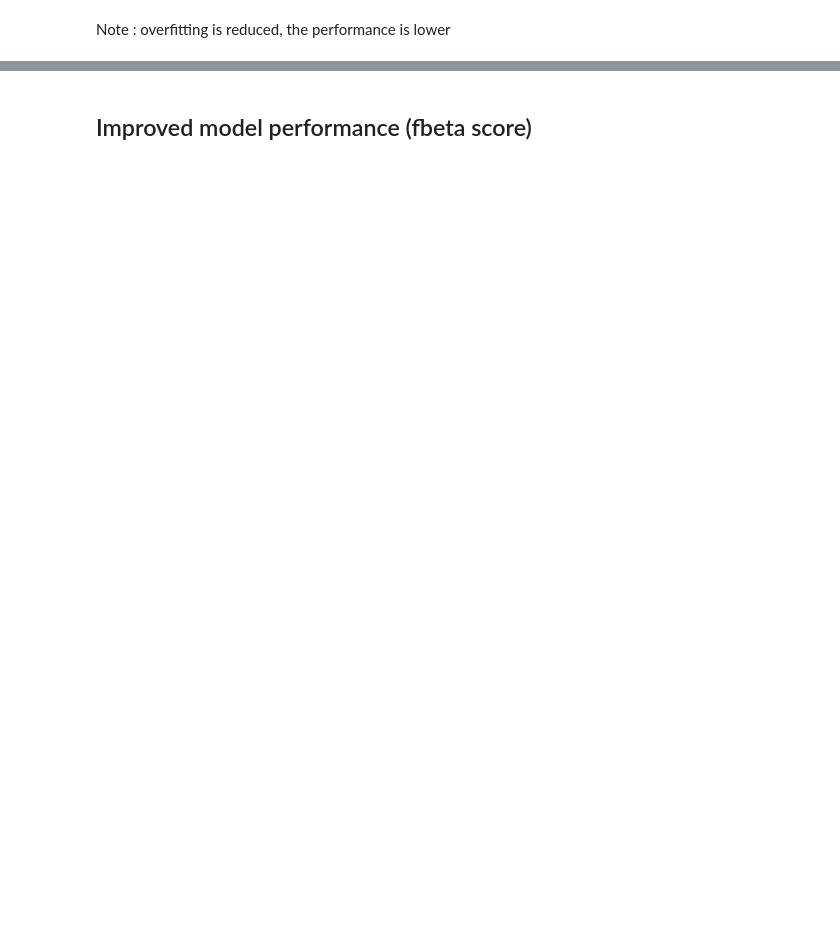
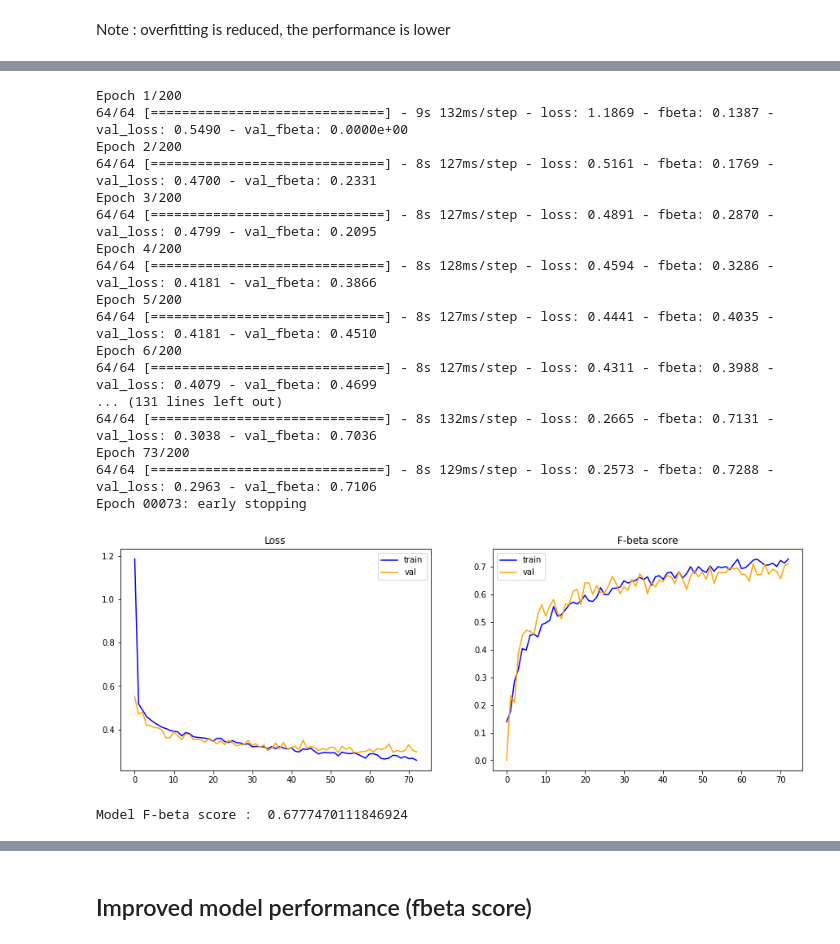
Before and after one commit to WoradeeKongthong/nature_multilabel_image_classification, a Jupyter notebook: 02_VGG_blocks.ipynb, the cells around one changed output, grey strips where cells are left out. Saved outputs shown, nothing was run; the diff lists cells and outputs as text; code cells hidden in the pictures; blank space fills up the shorter version.

```diff
--- a/02_VGG_blocks.ipynb
+++ b/02_VGG_blocks.ipynb
@@ -463,34 +585,50 @@ model.add(Conv2D(32, (3,3), padding='same', activation='relu', kernel_initialize
 model.add(Conv2D(32, (3,3), padding='same', activation='relu', kernel_initializer='he_uniform'))
 model.add(MaxPooling2D((2,2)))
 model.add(Dropout(0.2))
 model.add(Conv2D(64, (3,3), padding='same', activation='relu', kernel_initializer='he_uniform', input_shape=(128, 128, 3)))
 model.add(Conv2D(64, (3,3), padding='same', activation='relu', kernel_initializer='he_uniform'))
 model.add(MaxPooling2D((2,2)))
 model.add(Dropout(0.2))
-model.add(Conv2D(128, (3,3), padding='same', activation='relu', kernel_initializer='he_uniform', input_shape=(128, 128, 3)))
-model.add(Conv2D(128, (3,3), padding='same', activation='relu', kernel_initializer='he_uniform'))
-model.add(MaxPooling2D((2,2)))
-model.add(Dropout(0.2))
 model.add(Flatten())
 model.add(Dense(200, activation='relu', kernel_initializer='he_uniform'))
 model.add(Dropout(0.3))
 model.add(Dense(100, activation='relu', kernel_initializer='he_uniform'))
 model.add(Dropout(0.3))
 model.add(Dense(5, activation='sigmoid'))
 
 
 # compile model
 model.compile(optimizer='adam', loss='binary_crossentropy', metrics=[fbeta])
 
 # create early stopping object
 es = EarlyStopping(monitor='val_loss', mode='min', verbose=1, patience=20)
 
 # fit model
 history = model.fit(train_iter,
                     steps_per_epoch=len(train_iter),
                     validation_data=val_iter,
                     validation_steps=len(val_iter),
                     callbacks=[es],
                     epochs=200)
 # show result
 model4_perf = evaluate_model(history)
+# %% [output]
+Epoch 1/200
+64/64 [==============================] - 9s 132ms/step - loss: 1.1869 - fbeta: 0.1387 - val_loss: 0.5490 - val_fbeta: 0.0000e+00
+Epoch 2/200
+64/64 [==============================] - 8s 127ms/step - loss: 0.5161 - fbeta: 0.1769 - val_loss: 0.4700 - val_fbeta: 0.2331
+Epoch 3/200
+64/64 [==============================] - 8s 127ms/step - loss: 0.4891 - fbeta: 0.2870 - val_loss: 0.4799 - val_fbeta: 0.2095
+Epoch 4/200
+64/64 [==============================] - 8s 128ms/step - loss: 0.4594 - fbeta: 0.3286 - val_loss: 0.4181 - val_fbeta: 0.3866
+Epoch 5/200
+64/64 [==============================] - 8s 127ms/step - loss: 0.4441 - fbeta: 0.4035 - val_loss: 0.4181 - val_fbeta: 0.4510
+Epoch 6/200
+64/64 [==============================] - 8s 127ms/step - loss: 0.4311 - fbeta: 0.3988 - val_loss: 0.4079 - val_fbeta: 0.4699
+... (131 lines left out)
+64/64 [==============================] - 8s 132ms/step - loss: 0.2665 - fbeta: 0.7131 - val_loss: 0.3038 - val_fbeta: 0.7036
+Epoch 73/200
+64/64 [==============================] - 8s 129ms/step - loss: 0.2573 - fbeta: 0.7288 - val_loss: 0.2963 - val_fbeta: 0.7106
+Epoch 00073: early stopping
+[figure, added]
+Model F-beta score :  0.6777470111846924
```
Also changed, not shown: parts of 31 cells of this notebook.
